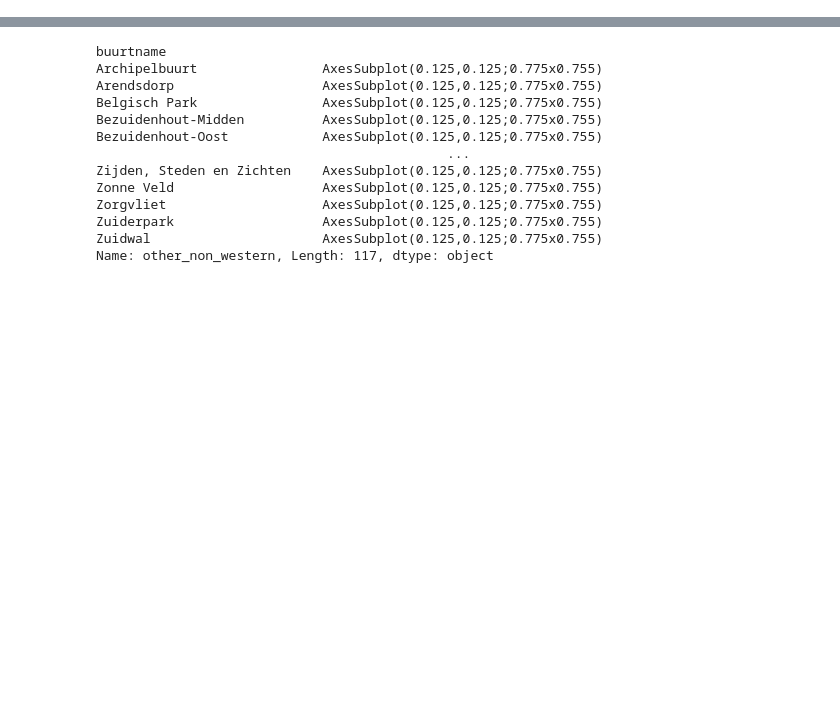
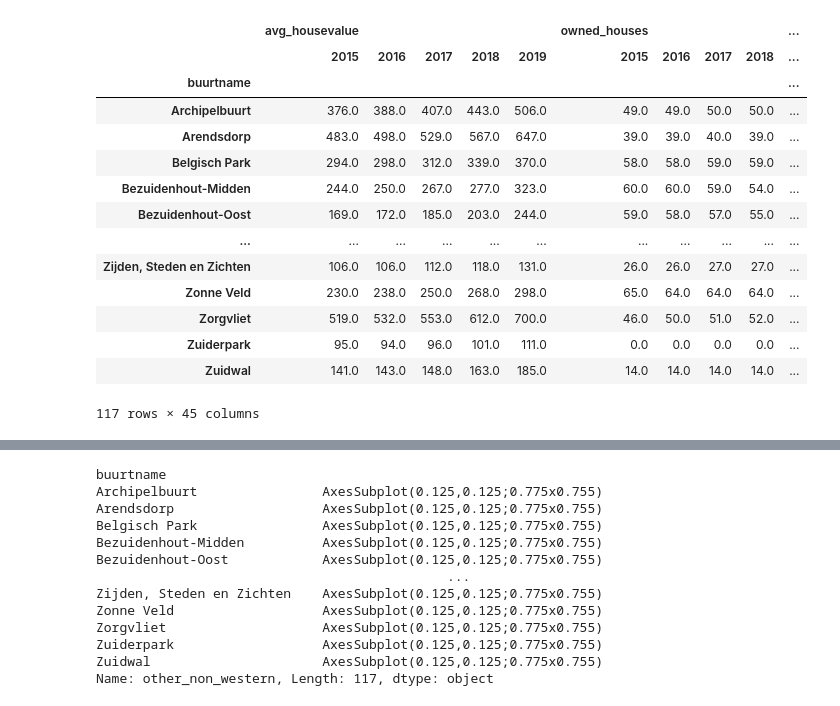
Before and after one commit to J-h-V/OpenDataDenHaag, a Jupyter notebook: DatasetCBS.ipynb, the cells around one changed output, grey strips where cells are left out. Cells and saved outputs as stored; diff of their text form; code cells hidden in the pictures; blank space fills up the shorter version.

```diff
--- a/DatasetCBS.ipynb
+++ b/DatasetCBS.ipynb
@@ -58,0 +80,18 @@ citizens_dh
+# %%
+amenities_dh.unstack(level=0)
+# %% [output]
+|  | avg_housevalue |  |  |  |  | owned_houses |  |  |  | ... |
+|  | 2015 | 2016 | 2017 | 2018 | 2019 | 2015 | 2016 | 2017 | 2018 | ... |
+| buurtname |  |  |  |  |  |  |  |  |  | ... |
+| Archipelbuurt | 376.0 | 388.0 | 407.0 | 443.0 | 506.0 | 49.0 | 49.0 | 50.0 | 50.0 | ... |
+| Arendsdorp | 483.0 | 498.0 | 529.0 | 567.0 | 647.0 | 39.0 | 39.0 | 40.0 | 39.0 | ... |
+| Belgisch Park | 294.0 | 298.0 | 312.0 | 339.0 | 370.0 | 58.0 | 58.0 | 59.0 | 59.0 | ... |
+| Bezuidenhout-Midden | 244.0 | 250.0 | 267.0 | 277.0 | 323.0 | 60.0 | 60.0 | 59.0 | 54.0 | ... |
+| Bezuidenhout-Oost | 169.0 | 172.0 | 185.0 | 203.0 | 244.0 | 59.0 | 58.0 | 57.0 | 55.0 | ... |
+| ... | ... | ... | ... | ... | ... | ... | ... | ... | ... | ... |
+| Zijden, Steden en Zichten | 106.0 | 106.0 | 112.0 | 118.0 | 131.0 | 26.0 | 26.0 | 27.0 | 27.0 | ... |
+| Zonne Veld | 230.0 | 238.0 | 250.0 | 268.0 | 298.0 | 65.0 | 64.0 | 64.0 | 64.0 | ... |
+| Zorgvliet | 519.0 | 532.0 | 553.0 | 612.0 | 700.0 | 46.0 | 50.0 | 51.0 | 52.0 | ... |
+| Zuiderpark | 95.0 | 94.0 | 96.0 | 101.0 | 111.0 | 0.0 | 0.0 | 0.0 | 0.0 | ... |
+| Zuidwal | 141.0 | 143.0 | 148.0 | 163.0 | 185.0 | 14.0 | 14.0 | 14.0 | 14.0 | ... |
+117 rows × 45 columns
```
Also changed, not shown: parts of 10 cells of this notebook.
